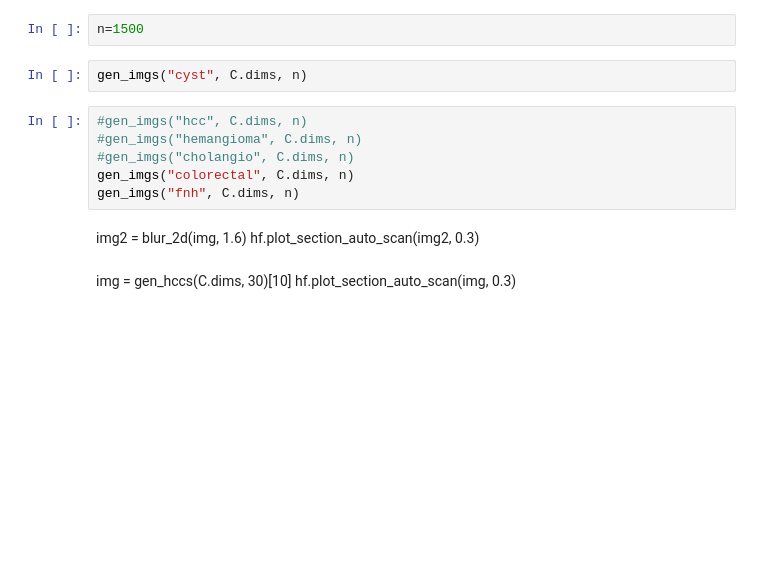
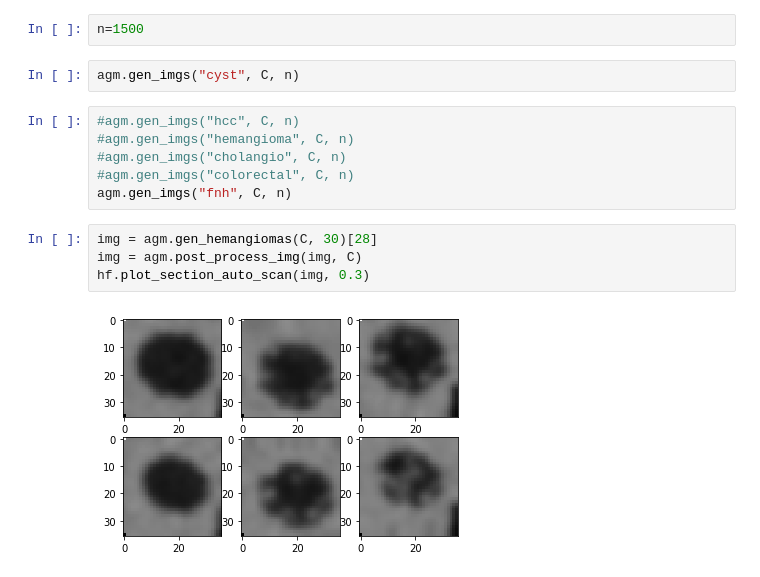
Before and after one commit to clintonjwang/voi-classifier, a Jupyter notebook: artificial-data-generator.ipynb, the cells around one changed output. Saved outputs shown, nothing was run; the diff lists cells and outputs as text; blank space fills up the shorter version.

```diff
--- a/artificial-data-generator.ipynb
+++ b/artificial-data-generator.ipynb
@@ -21,16 +13,16 @@ C = config.Config()
 # %%
 n=1500
 # %%
-gen_imgs("cyst", C.dims, n)
+agm.gen_imgs("cyst", C, n)
 # %%
-#gen_imgs("hcc", C.dims, n)
-#gen_imgs("hemangioma", C.dims, n)
-#gen_imgs("cholangio", C.dims, n)
-gen_imgs("colorectal", C.dims, n)
-gen_imgs("fnh", C.dims, n)
+#agm.gen_imgs("hcc", C, n)
+#agm.gen_imgs("hemangioma", C, n)
+#agm.gen_imgs("cholangio", C, n)
+#agm.gen_imgs("colorectal", C, n)
+agm.gen_imgs("fnh", C, n)
-# %% [markdown]
-img2 = blur_2d(img, 1.6)
-hf.plot_section_auto_scan(img2, 0.3)
-# %% [markdown]
-img = gen_hccs(C.dims, 30)[10]
-hf.plot_section_auto_scan(img, 0.3)
+# %%
+img = agm.gen_hemangiomas(C, 30)[28]
+img = agm.post_process_img(img, C)
+hf.plot_section_auto_scan(img, 0.3)
+# %% [output]
+[figure, added]
```
Also changed, not shown: parts of 20 cells of this notebook, 10 other files.
